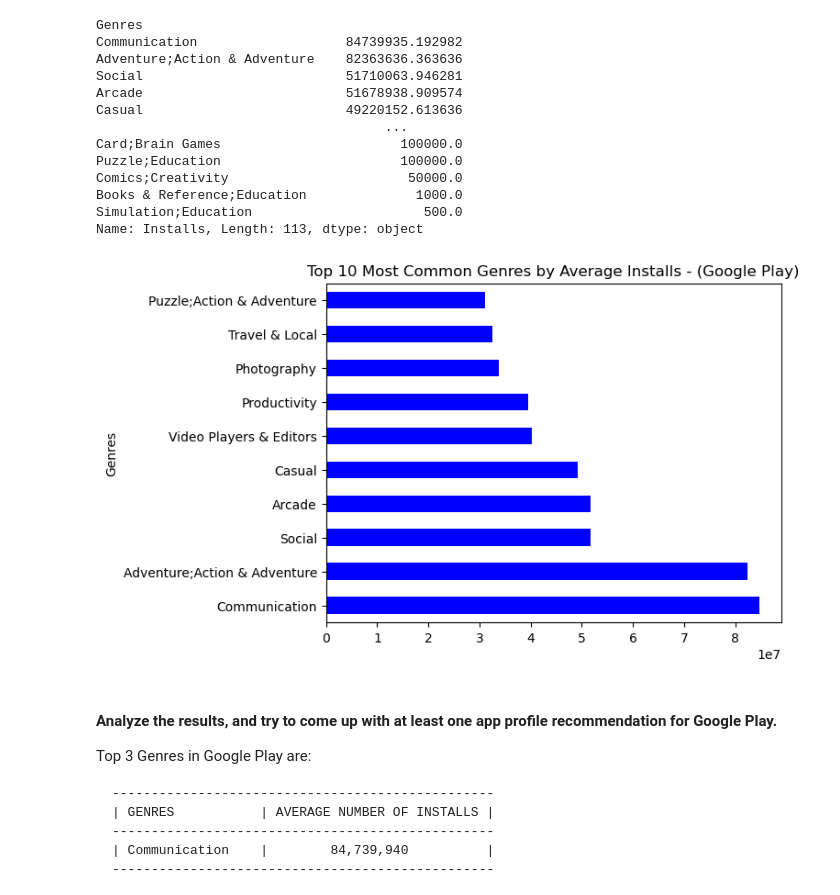
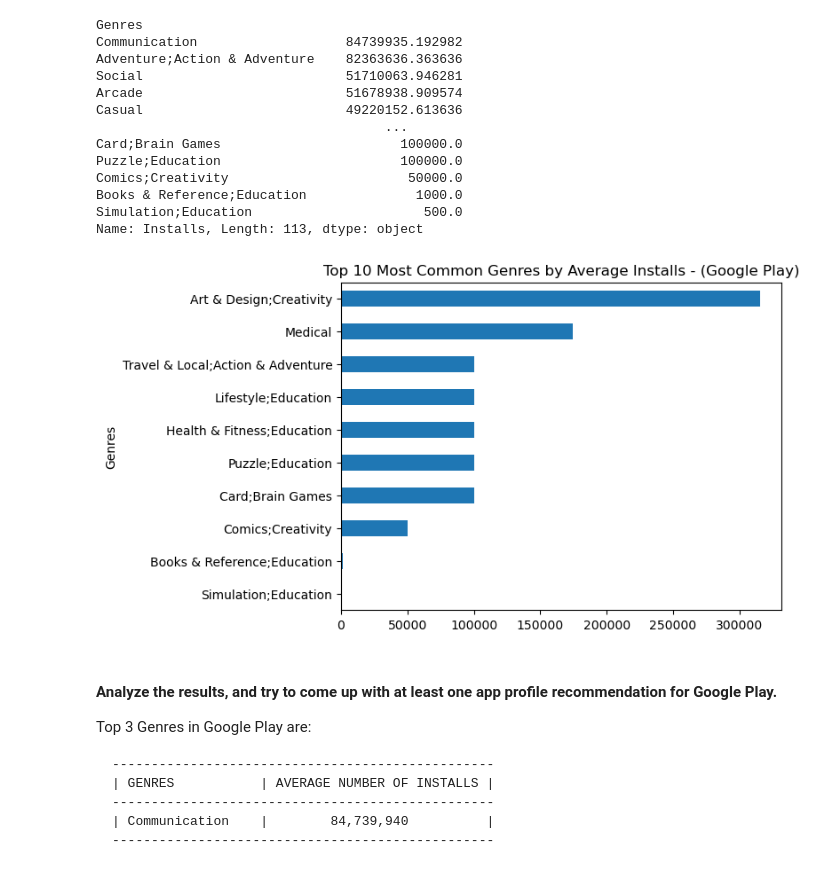
Before and after one commit to CyprianFusi/App-Profiles-for-the-App-Store-and-Google-Play-Markets-using-Pandas, a Jupyter notebook: Profitable_App_Profiles_for_the_AppStore_and_GooglePlay_Markets_pandas.ipynb, the cells around one changed output. Cells and saved outputs as stored; diff of their text form; code cells hidden in the pictures.

```diff
--- a/Profitable_App_Profiles_for_the_AppStore_and_GooglePlay_Markets_pandas.ipynb
+++ b/Profitable_App_Profiles_for_the_AppStore_and_GooglePlay_Markets_pandas.ipynb
@@ -448,11 +448,11 @@ Books & Reference;Education              1000.0
 Simulation;Education                      500.0
 Name: Installs, Length: 113, dtype: object
 # %%
-genre_install = df_free_goog.groupby('Genres').Installs.mean().sort_values(ascending = False)
-genre_install.head(10).plot(kind = 'barh', color = 'b')
+genre_install = df_free_goog.groupby('Genres').Installs.mean().sort_values()
+genre_install.head(10).plot(kind = 'barh')
 plt.title('Top 10 Most Common Genres by Average Installs - (Google Play)');
 # %% [output]
-[figure, old version]
+[figure, new version]
 # %% [markdown]
 #### Analyze the results, and try to come up with at least one app profile recommendation for Google Play.
 
```
Also changed, not shown: parts of 7 cells of this notebook.
